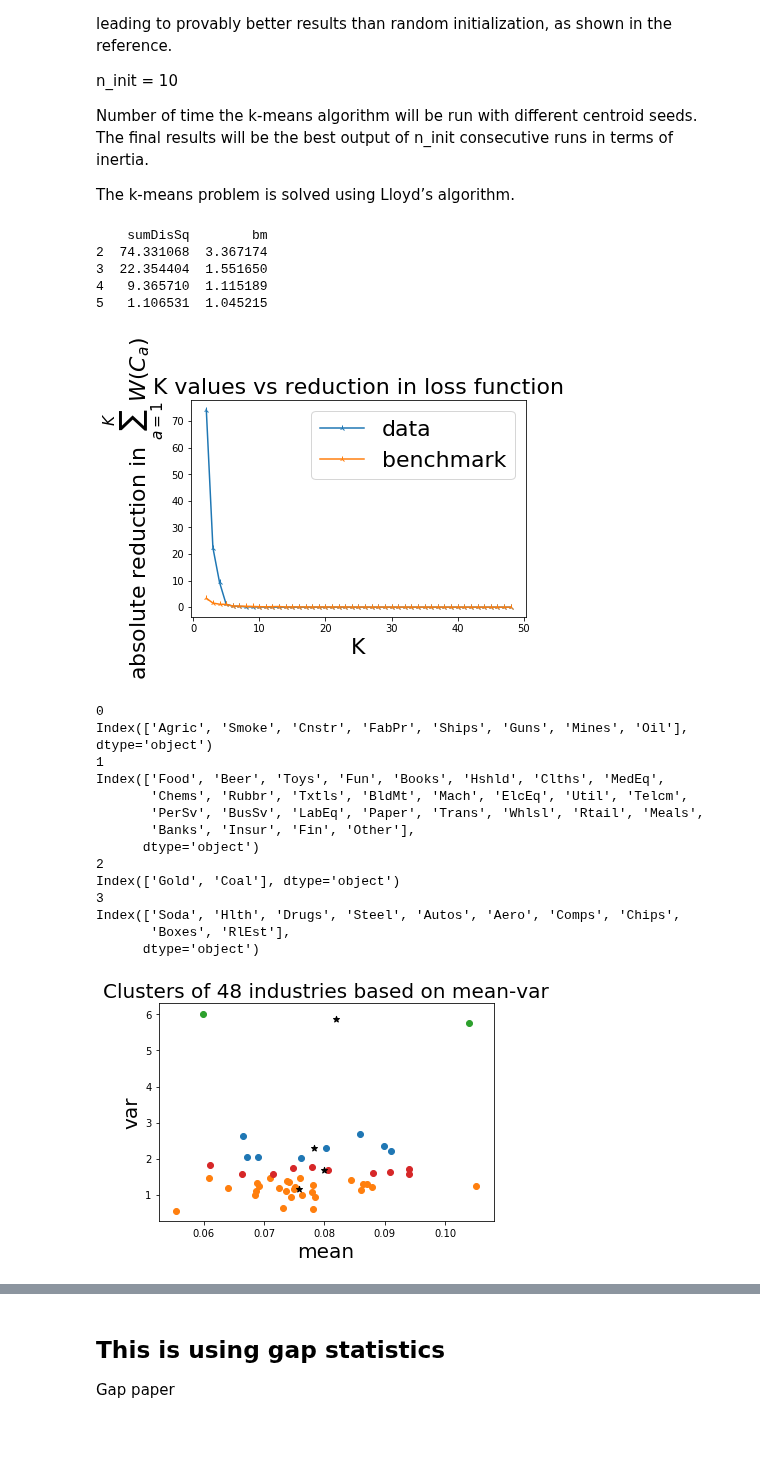
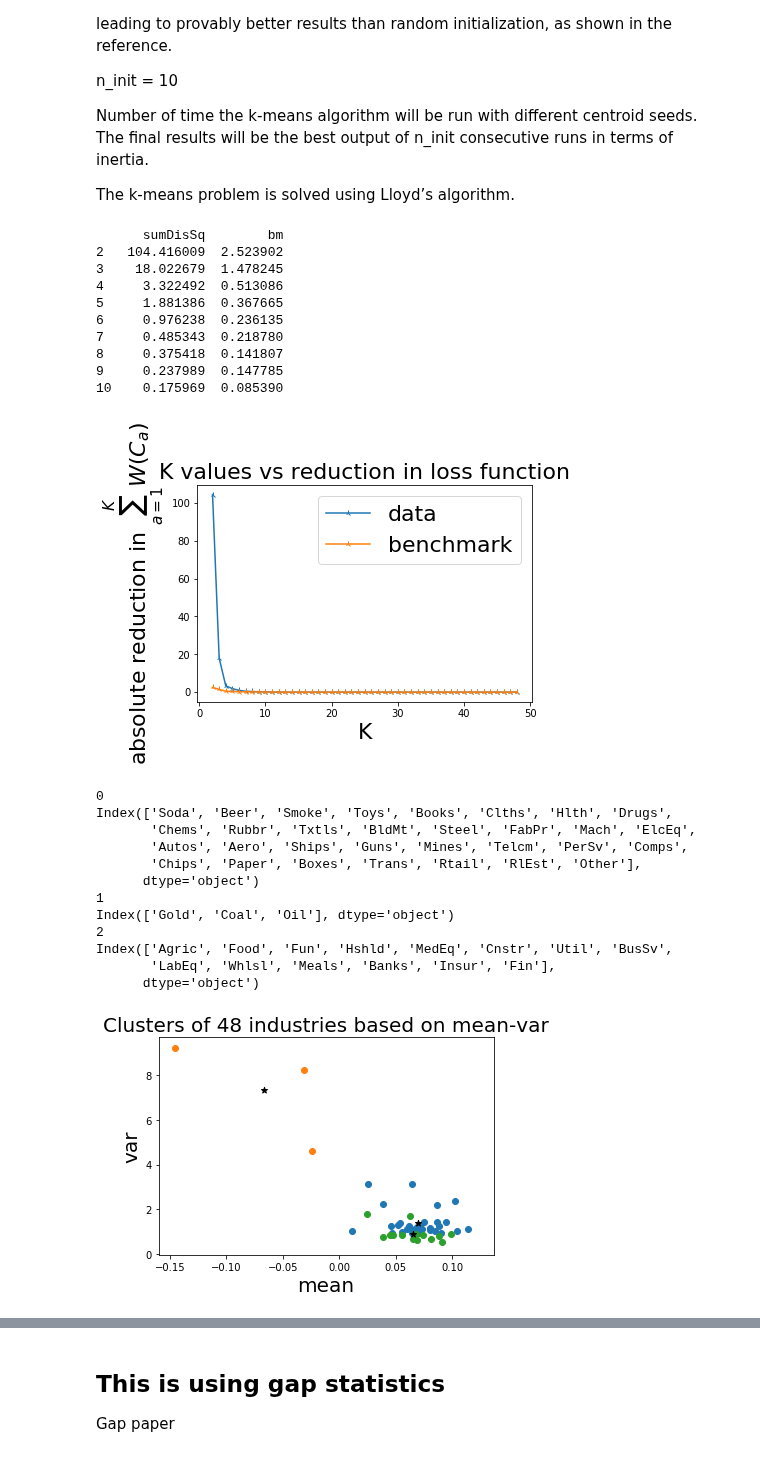
Before and after one commit to linsallyzhao/notebooks, a Jupyter notebook: ML_courseWork/Cluster_PCA.ipynb, the cells around one changed output, grey strips where cells are left out. Drawn from its saved outputs; the diff is of its cells as text; code cells hidden in the pictures.

```diff
--- a/ML_courseWork/Cluster_PCA.ipynb
+++ b/ML_courseWork/Cluster_PCA.ipynb
@@ -19,5 +19,7 @@ print( np.unique(my_data['Unnamed: 0']).shape, my_data['Unnamed: 0'].shape)
 
 my_data.set_index('Unnamed: 0', inplace = True)
 N_ASSET = my_data.shape[1]
+fiveY = my_data[-1250 :]
+fiveY.shape
 # %% [output]
 (12196,) (12196,)
@@ -40,4 +43,4 @@ def get_feature_Matrices(data):
 
     return meanVar, pearson, kendall, spearman, MI
 # %%
-MV, corr, Ken, Spe, MI = get_feature_Matrices(my_data)
+MV, corr, Ken, Spe, MI = get_feature_Matrices(fiveY)
@@ -77,40 +84,43 @@ The k-means problem is solved using Lloyd’s algorithm.
 # %%
 MVsumDis = choose_K(MV)
 # %% [output]
-    sumDisSq        bm
-2  74.331068  3.367174
-3  22.354404  1.551650
-4   9.365710  1.115189
-5   1.106531  1.045215
+      sumDisSq        bm
+2   104.416009  2.523902
+3    18.022679  1.478245
+4     3.322492  0.513086
+5     1.881386  0.367665
+6     0.976238  0.236135
+7     0.485343  0.218780
+8     0.375418  0.141807
+9     0.237989  0.147785
+10    0.175969  0.085390
-[figure, old version]
+[figure, new version]
 # %%
-MVChoise = 4
+MVChoise = 3
 kmeans = KMeans(MVChoise).fit(MV)
 MV['cluster'] = kmeans.labels_
 for j in range(MVChoise):
     print(j)
     print(MV[MV['cluster']==j].index)
     plt.scatter(MV['mean'][MV['cluster'] == j], MV['var'][MV['cluster'] == j])
     plt.scatter(kmeans.cluster_centers_[j][0], kmeans.cluster_centers_[j][1], marker='*', s=40, c='k')
     plt.xlabel('mean', fontsize=20)
     plt.ylabel('var', fontsize=20)
     plt.title('Clusters of 48 industries based on mean-var', fontsize=20)
 # %% [output]
 0
-Index(['Agric', 'Smoke', 'Cnstr', 'FabPr', 'Ships', 'Guns', 'Mines', 'Oil'], dtype='object')
+Index(['Soda', 'Beer', 'Smoke', 'Toys', 'Books', 'Clths', 'Hlth', 'Drugs',
+       'Chems', 'Rubbr', 'Txtls', 'BldMt', 'Steel', 'FabPr', 'Mach', 'ElcEq',
+       'Autos', 'Aero', 'Ships', 'Guns', 'Mines', 'Telcm', 'PerSv', 'Comps',
+       'Chips', 'Paper', 'Boxes', 'Trans', 'Rtail', 'RlEst', 'Other'],
+      dtype='object')
 1
-Index(['Food', 'Beer', 'Toys', 'Fun', 'Books', 'Hshld', 'Clths', 'MedEq',
-       'Chems', 'Rubbr', 'Txtls', 'BldMt', 'Mach', 'ElcEq', 'Util', 'Telcm',
-       'PerSv', 'BusSv', 'LabEq', 'Paper', 'Trans', 'Whlsl', 'Rtail', 'Meals',
-       'Banks', 'Insur', 'Fin', 'Other'],
+Index(['Gold', 'Coal', 'Oil'], dtype='object')
+2
+Index(['Agric', 'Food', 'Fun', 'Hshld', 'MedEq', 'Cnstr', 'Util', 'BusSv',
+       'LabEq', 'Whlsl', 'Meals', 'Banks', 'Insur', 'Fin'],
       dtype='object')
-2
-Index(['Gold', 'Coal'], dtype='object')
-3
-Index(['Soda', 'Hlth', 'Drugs', 'Steel', 'Autos', 'Aero', 'Comps', 'Chips',
-       'Boxes', 'RlEst'],
-      dtype='object')
-[figure, old version]
+[figure, new version]
 # %%
 PearsonSumDis = choose_K(corr)
 choise = 2
```
Also changed, not shown: parts of 41 cells of this notebook.
